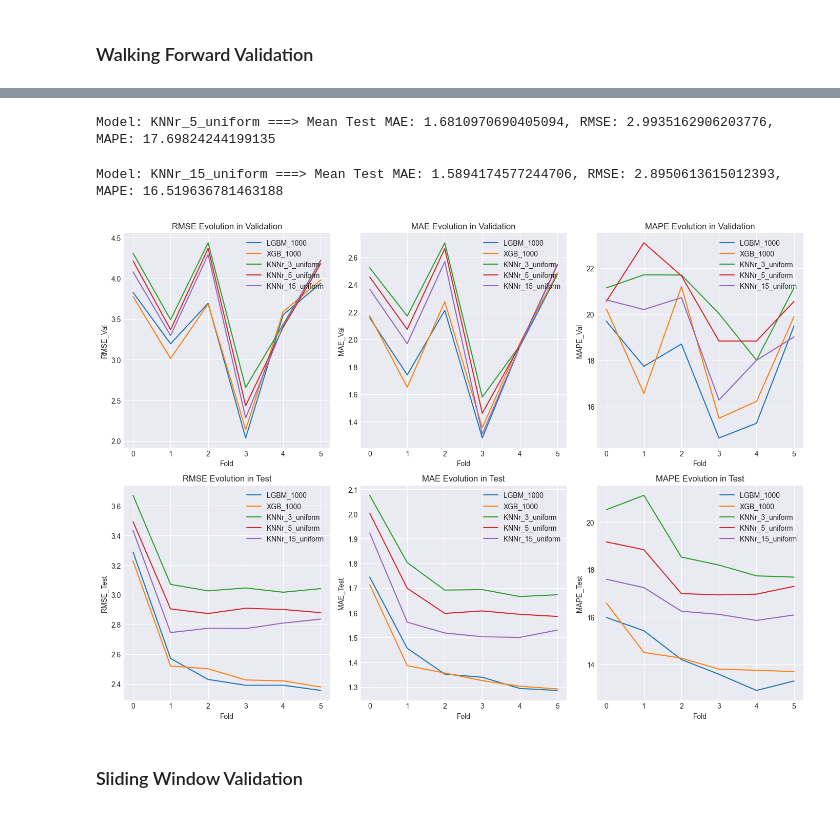
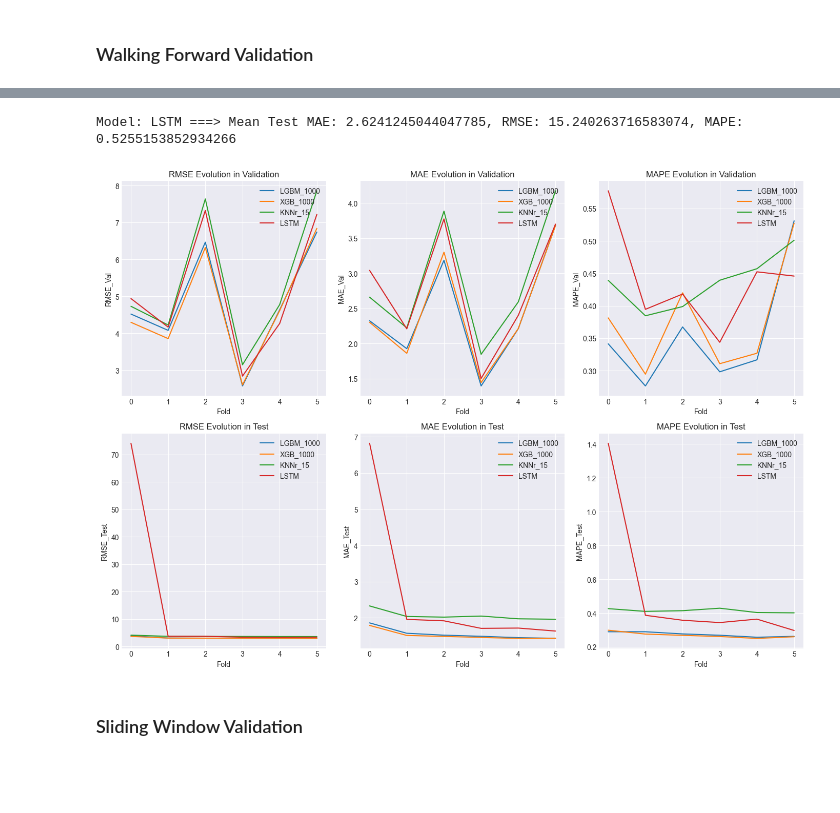
Before and after one commit to AFernandezBenages/WP4, a Jupyter notebook: code/ml_models.ipynb, the cells around one changed output, grey strips where cells are left out. Drawn from its saved outputs; the diff is of its cells as text; code cells hidden in the pictures; blank space fills up the shorter version.

```diff
--- a/code/ml_models.ipynb
+++ b/code/ml_models.ipynb
@@ -382,6 +766,26 @@ Index(['temperature_2m_C', 'shortwave_radiation_W/m2',
        'isWeekend', 'Hour_sin', 'Hour_cos', 'DayOfWeek_sin', 'Month_cos',
        'isHoliday', 'lag_1', 'lag_2', 'lag_5', 'lag_7'],
       dtype='object')
+# %%
+models, models_names = [], []
+
+#Tree Models
+model_LGBM = LGBMRegressor(boosting_type='gbdt', n_estimators=1000, learning_rate=0.01, random_state=123, n_jobs=-1, verbose=0)
+model_XGB = XGBRegressor(n_estimators=1000, random_state=123, learning_rate=0.01, max_depth=5, verbose=0)
+models.append(model_LGBM)
+models_names.append("LGBM_1000")
+models.append(model_XGB)
+models_names.append("XGB_1000")
+
+#K-NN Model
+model_knn = KNeighborsRegressor(n_neighbors=15, weights='uniform')
+models.append(model_knn)
+models_names.append("KNNr_15")
+
+#LSTM Model
+model_lstm = create_LSTM_Model(X_train.shape[1], 64, 1, 0.2)
+models.append(model_lstm)
+models_names.append("LSTM")
 # %% [markdown]
 ### Walking Forward Validation
 # %% [markdown]
@@ -392,35 +796,47 @@ Index(['temperature_2m_C', 'shortwave_radiation_W/m2',
 def walkForwardValidation(X, y, X_test, y_test, models, models_names, params, plot=False, fixed_train=False):
     n_splits = params['validation']['n_splits']
     results = pd.DataFrame(columns=["Model", "RMSE_Test", "RMSE_Val", "MAE_Test", "MAE_Val", "MAPE_Test", "MAPE_Val", "Mean_MRSE_Test", "Mean_MAE_Test", "Mean_MAPE_Test","Mean_RMSE_Val", "Mean_MAE_Val", "Mean_MAPE_Val"])
-
+    y_test = np.expm1(y_test)
     for model, model_name in tqdm(zip(models, models_names), total=len(models)):
-        X_test2 = X_test.copy()
-        X2 = X.copy()
         if fixed_train:
             tscv = TimeSeriesSplit(n_splits=n_splits, max_train_size=X.shape[0] // n_splits)
         else:
             tscv = TimeSeriesSplit(n_splits=n_splits)
         rmse_test, rmse_val, mae_test, mae_val, mape_test, mape_val = [], [], [], [], [], []
-        for i, (train_index, eval_index) in enumerate(tscv.split(X2)):
-            X_train, X_val = X2[train_index], X2[eval_index]
+        for train_index, eval_index in tscv.split(X):
+            X_train, X_val = X[train_index], X[eval_index]
             y_train, y_val = y[train_index], y[eval_index]
-            if "KNN" in model_name:
-                X_train = normalizeData(X_train)
-                X_val = normalizeData(X_val)
-                X_test2 = normalizeData(X_test2)
-            model.fit(X_train, y_train)
+            y_val = np.expm1(y_val)
 
-            #Validation Scores
-            y_pred_val = model.predict(X_val)
-            mae_val.append(mean_absolute_error(np.exp(y_val), np.exp(y_pred_val)))
-            rmse_val.append(root_mean_squared_error(np.exp(y_val), np.exp(y_pred_val)))
-            mape_val.append(median_absolute_percentage_error(np.exp(y_val), np.exp(y_pred_val)))
+            if "LSTM" in model_name or "GRU" in model_name:
+                train_model(model, X_train, y_train, parameters)
+                y_pred_val = model.predict(
+                    x = X_val,
+                    batch_size = parameters["lstm"]["batch_size"]
+                ).flatten()
+            else:
+                model.fit(X_train, y_train)
+                y_pred_val = model.predict(X_val)
+
+            y_pred_val = np.expm1(y_pred_val)
+            mae_val.append(mean_absolute_error(y_val, y_pred_val))
+            rmse_val.append(root_mean_squared_error(y_val, y_pred_val))
+            mape_val.append(mean_absolute_percentage_error(y_val, y_pred_val))
 
             #Test Scores
-            y_pred_test = model.predict(X_test2)
-            mae_test.append(mean_absolute_error(np.exp(y_test), np.exp(y_pred_test)))
-            rmse_test.append(root_mean_squared_error(np.exp(y_test), np.exp(y_pred_test)))
-            mape_test.append(median_absolute_percentage_error(np.exp(y_test), np.exp(y_pred_test)))
+            if "LSTM" in model_name or "GRU" in model_name:
+                y_pred_test = model.predict(
+                    x = X_test,
+                    batch_size = parameters["lstm"]["batch_size"]
+                ).flatten()
+            else:
+                y_pred_test = model.predict(X_test)
+
+            #Calculate Metrics
+            y_pred_test = np.expm1(y_pred_test)
+            mae_test.append(mean_absolute_error(y_test, y_pred_test))
+            rmse_test.append(root_mean_squared_error(y_test, y_pred_test))
+            mape_test.append(mean_absolute_percentage_error(y_test, y_pred_test))
 
 
         print(f"Model: {model_name} ===> Mean Test MAE: {np.mean(mae_test)}, RMSE: {np.mean(rmse_test)}, MAPE: {np.mean(mape_test)}")
@@ -437,7 +853,7 @@ def walkForwardValidation(X, y, X_test, y_test, models, models_names, params, pl
             row = i // 3
             col = i % 3
             ax = axes[row, col]
-            for index, row in results.iterrows():
+            for _, row in results.iterrows():
                 model_name = row["Model"]
                 metric_values = row[metric_name]
                 ax.plot(metric_values, label=model_name)
@@ -455,5 +871,5 @@ def walkForwardValidation(X, y, X_test, y_test, models, models_names, params, pl
         plt.show()
     return results
 
-results = walkForwardValidation(X_train.to_numpy(), y_train.to_numpy(), X_test, y_test, models, models_names, parameters, plot=True, fixed_train=False)
+results = walkForwardValidation(np.concatenate([X_train.to_numpy(), X_val.to_numpy()], axis=0), np.concatenate([y_train.to_numpy(), y_val.to_numpy()], axis=0), X_test, y_test, models, models_names, parameters, plot=True, fixed_train=False)
 # %% [output]
@@ -463,6 +891,5 @@ Model: KNNr_3_uniform ===> Mean Test MAE: 1.7671926112208147, RMSE: 3.1452177812
-Model: KNNr_5_uniform ===> Mean Test MAE: 1.6810970690405094, RMSE: 2.9935162906203776, MAPE: 17.69824244199135
+Model: LSTM ===> Mean Test MAE: 2.6241245044047785, RMSE: 15.240263716583074, MAPE: 0.5255153852934266
-Model: KNNr_15_uniform ===> Mean Test MAE: 1.5894174577244706, RMSE: 2.8950613615012393, MAPE: 16.519636781463188
-[figure, old version]
+[figure, new version]
 # %% [markdown]
 ### Sliding Window Validation
 # %% [markdown]
```
Also changed, not shown: parts of 54 cells of this notebook, 31 other files.
